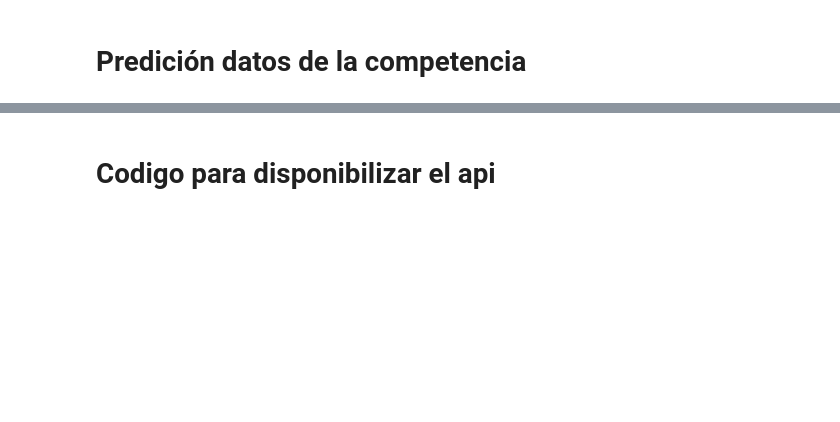
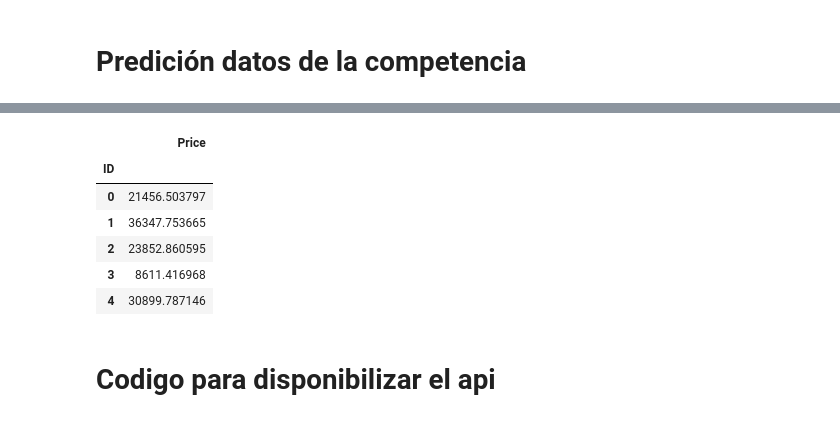
Before and after one commit to richardsuan/MIAD_REPO_LENGUAJE_NATURAL, a Jupyter notebook: Semana 3/S3P1_proyecto1.ipynb, the cells around one changed output, grey strips where cells are left out. Cells and saved outputs as stored; diff of their text form; code cells hidden in the pictures; blank space fills up the shorter version.

Commit message:
pruebas modelo

```diff
--- a/Semana 3/S3P1_proyecto1.ipynb
+++ b/Semana 3/S3P1_proyecto1.ipynb
@@ -297,0 +344,35 @@ MAE (Mejor XGBoost): 2705.332877250559
+# %%
+
+random_forest = RandomForestRegressor(max_depth = 30, n_estimators = 200)
+lightgbm = LGBMRegressor()
+extra_trees = ExtraTreesRegressor()
+
+
+
+random_forest.fit(X_train, y_train)
+lightgbm.fit(X_train, y_train)
+extra_trees.fit(X_train, y_train)
+
+
+# Evalúa el desempeño de cada modelo en datos de validación
+score_rf = random_forest.score(X_test, y_test)
+score_lightgbm = lightgbm.score(X_test, y_test)
+score_et = extra_trees.score(X_test, y_test)
+
+
+print(f'los scores son : score_rf {score_rf}  score_lightgbm{score_lightgbm}  score_et {score_et}')
+total_score = score_rf + score_lightgbm + score_et
+weight_rf = score_rf / total_score
+weight_lightgbm = score_lightgbm / total_score
+weight_et = score_et / total_score
+
+
+ensemble_model_weighted = VotingRegressor([('rf', random_forest),
+                                           ('lightgbm', lightgbm),
+                                           ('et', extra_trees)], weights=[weight_rf, weight_lightgbm, weight_et])
+
+
+ensemble_model_weighted.fit(X_train, y_train)
+predictions_weighted = ensemble_model_weighted.predict(X_test)
+ensemble_score_weighted = ensemble_model_weighted.score(X_test, y_test)  # Asegúrate de
+ensemble_score_weighted
@@ -351,3 +447,16 @@ y_pred_comp.head()
+# %%
+y_pred_comp = ensemble_model_weighted.predict(dataTesting)
+y_pred_comp = pd.DataFrame(y_pred_comp, index=dataTesting.index, columns=['Price'])
+y_pred_comp.to_csv('test_submission2.csv', index_label='ID')
+y_pred_comp.head()
+# %% [output]
+|  | Price |
+| ID |  |
+| 0 | 21456.503797 |
+| 1 | 36347.753665 |
+| 2 | 23852.860595 |
+| 3 | 8611.416968 |
+| 4 | 30899.787146 |
 # %% [markdown]
 # Codigo para disponibilizar el api
 # %%
```
Also changed, not shown: parts of 12 cells of this notebook, 6 other files.
